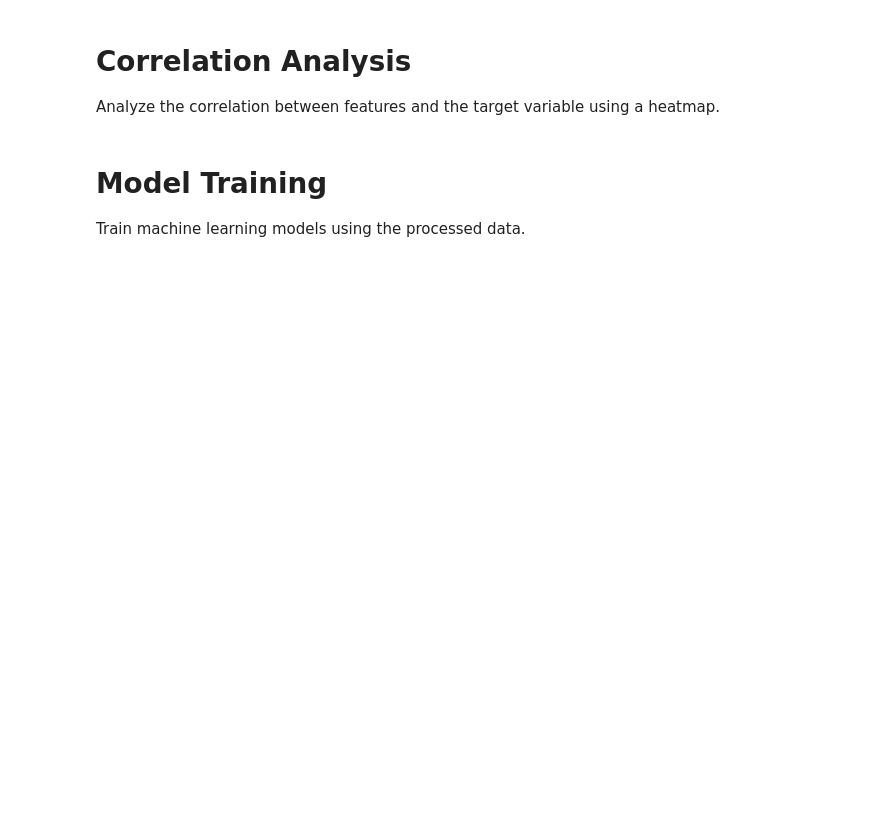
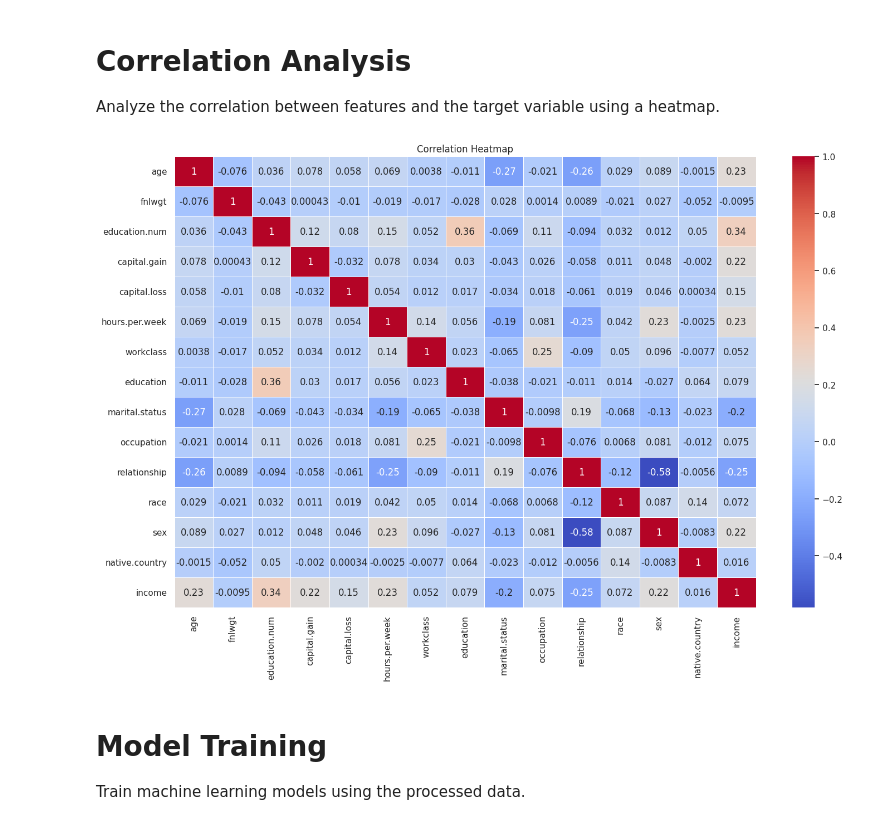
Before and after one commit to coder7475/modular-workflow-setup, a Jupyter notebook: EDA.ipynb, the cells around one changed output. Cells and saved outputs as stored; diff of their text form; code cells hidden in the pictures; blank space fills up the shorter version.

```diff
--- a/EDA.ipynb
+++ b/EDA.ipynb
@@ -343,15 +326,17 @@ Analyze the correlation between features and the target variable using a heatmap
 # %%
 # Correlation Analysis
 # Analyze the correlation between features and the target variable using a heatmap.
 
 # Compute the correlation matrix
-correlation_matrix = data.corr()
+correlation_matrix = data_transformed.corr()
 
 # Plot the heatmap
 plt.figure(figsize=(15, 10))
 sns.heatmap(correlation_matrix, annot=True, cmap='coolwarm', linewidths=0.5)
 plt.title('Correlation Heatmap')
 plt.show()
+# %% [output]
+[figure, added]
 # %% [markdown]
 # Model Training
 Train machine learning models using the processed data.
```
Also changed, not shown: parts of 10 cells of this notebook, 3 other files.
